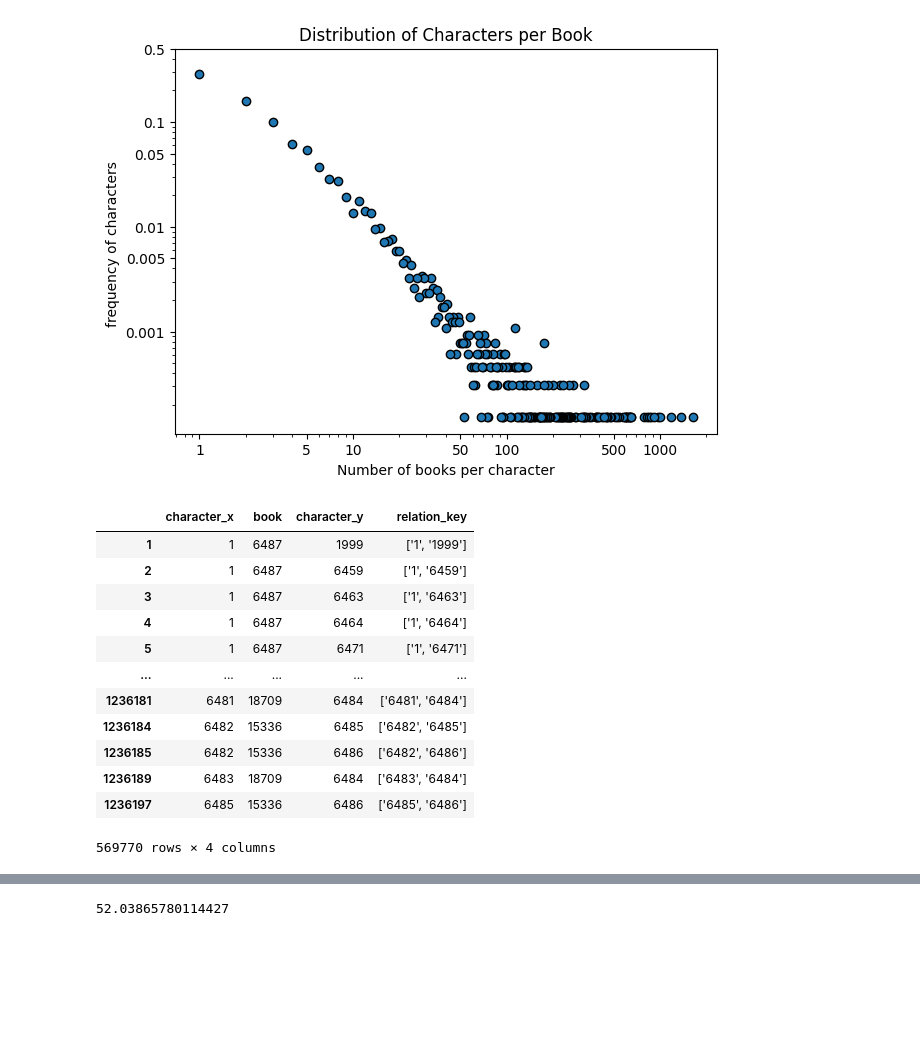
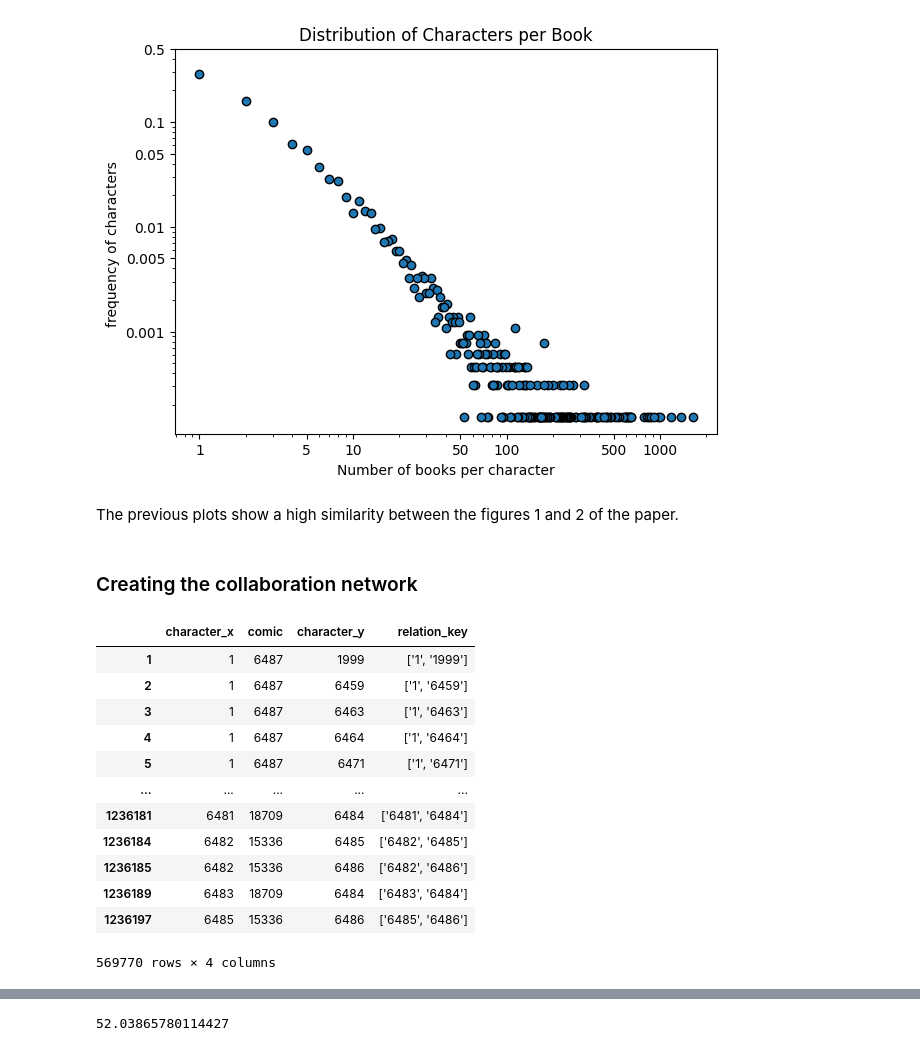
Before and after one commit to alejomaar/Network-Science-for-Data-Analytics, a Jupyter notebook: mini_project/notebook.ipynb, the cells around one changed output, grey strips where cells are left out. Saved outputs shown, nothing was run; the diff lists cells and outputs as text; code cells hidden in the pictures; blank space fills up the shorter version.

```diff
--- a/mini_project/notebook.ipynb
+++ b/mini_project/notebook.ipynb
@@ -229,16 +239,20 @@ plt.title('Distribution of Characters per Book')
 plt.show()
 # %% [output]
 [figure]
+# %% [markdown]
+The previous plots show a high similarity between the figures 1 and 2 of the paper.
+# %% [markdown]
+### Creating the collaboration network
 # %%
 # all collaborations in the Marvel Universe history,
-merged_df = pd.merge(edges_df, edges_df, on='book')
+merged_df = pd.merge(edges_df, edges_df, on='comic')
 merged_df['relation_key'] = merged_df.apply(lambda row: str(sorted((row['character_x'], row['character_y']))), axis=1)
 merged_df['relation_key'] = merged_df.apply(lambda row: str(sorted((row['character_x'], row['character_y']))), axis=1)
 filtered_df = merged_df[merged_df['character_x'] != merged_df['character_y']]
-unique_df = filtered_df.drop_duplicates(subset=['relation_key', 'book'])
+unique_df = filtered_df.drop_duplicates(subset=['relation_key', 'comic'])
 unique_df
 # %% [output]
-|  | character_x | book | character_y | relation_key |
+|  | character_x | comic | character_y | relation_key |
 | 1 | 1 | 6487 | 1999 | ['1', '1999'] |
 | 2 | 1 | 6487 | 6459 | ['1', '6459'] |
 | 3 | 1 | 6487 | 6463 | ['1', '6463'] |
```
Also changed, not shown: parts of 33 cells of this notebook.
